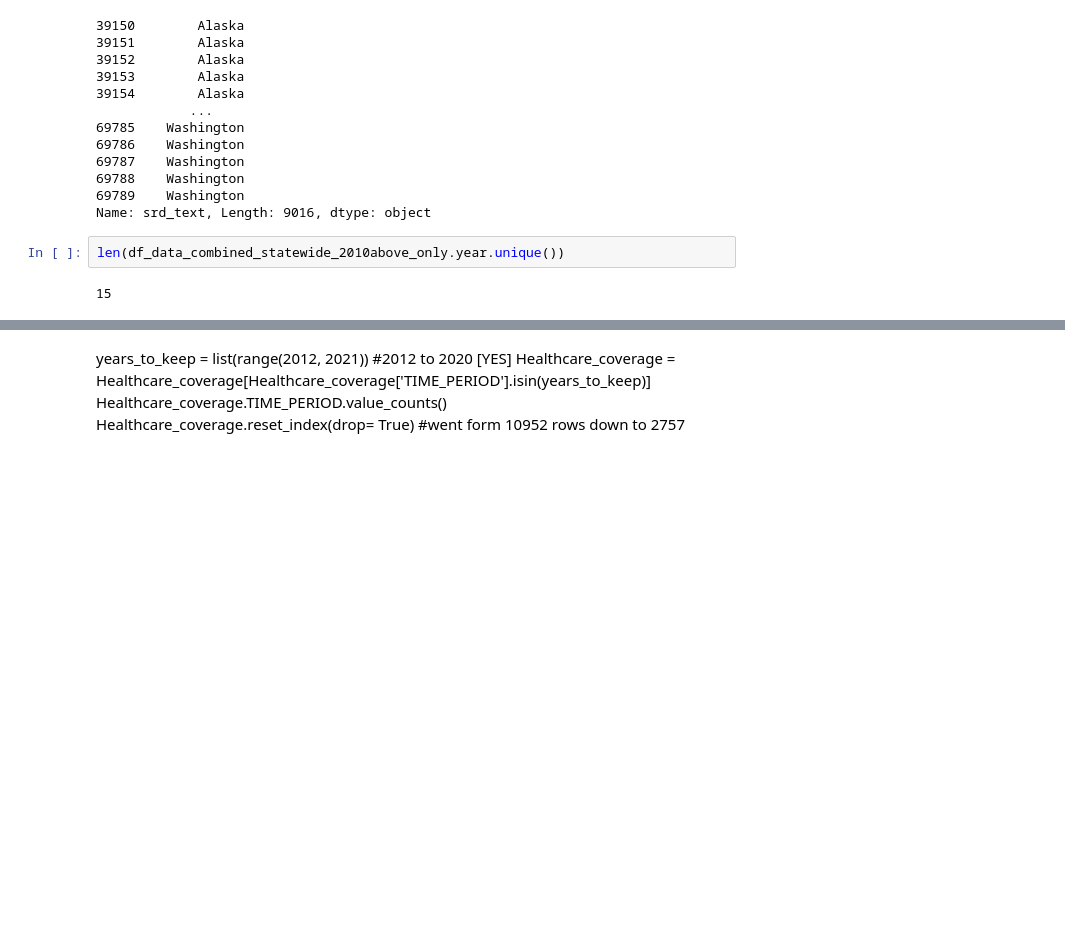
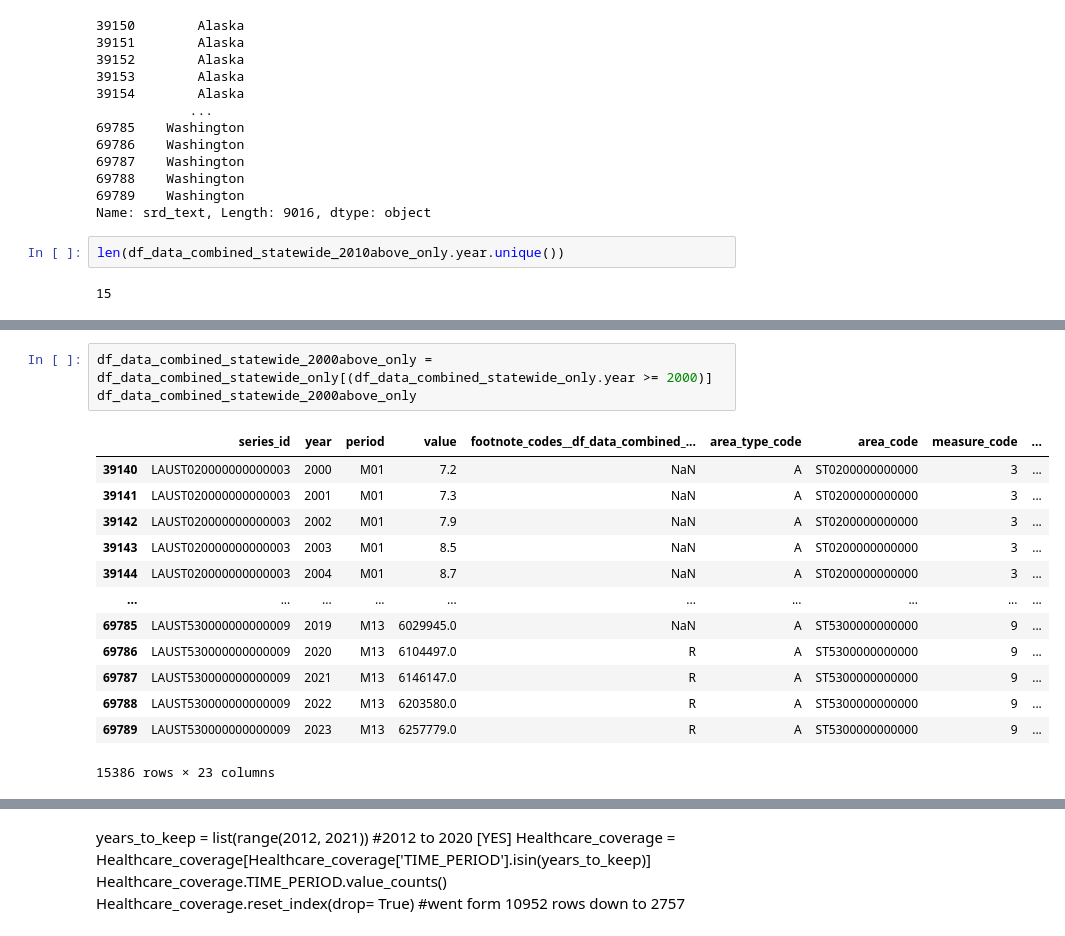
Before and after one commit to Kiirandeep/Capstone, a Jupyter notebook: Script/unemployment_kiran1.ipynb, the cells around one changed output, grey strips where cells are left out. Cells and saved outputs as stored; diff of their text form; blank space fills up the shorter version.

```diff
--- a/Script/unemployment_kiran1.ipynb
+++ b/Script/unemployment_kiran1.ipynb
@@ -780,0 +546,17 @@ df_data_combined_statewide_2010above_only.query('measure_text == "unemployment r
+# %%
+df_data_combined_statewide_2000above_only = df_data_combined_statewide_only[(df_data_combined_statewide_only.year >= 2000)]
+df_data_combined_statewide_2000above_only
+# %% [output]
+|  | series_id | year | period | value | footnote_codes__df_data_combined_... | area_type_code | area_code | measure_code | ... |
+| 39140 | LAUST020000000000003 | 2000 | M01 | 7.2 | NaN | A | ST0200000000000 | 3 | ... |
+| 39141 | LAUST020000000000003 | 2001 | M01 | 7.3 | NaN | A | ST0200000000000 | 3 | ... |
+| 39142 | LAUST020000000000003 | 2002 | M01 | 7.9 | NaN | A | ST0200000000000 | 3 | ... |
+| 39143 | LAUST020000000000003 | 2003 | M01 | 8.5 | NaN | A | ST0200000000000 | 3 | ... |
+| 39144 | LAUST020000000000003 | 2004 | M01 | 8.7 | NaN | A | ST0200000000000 | 3 | ... |
+| ... | ... | ... | ... | ... | ... | ... | ... | ... | ... |
+| 69785 | LAUST530000000000009 | 2019 | M13 | 6029945.0 | NaN | A | ST5300000000000 | 9 | ... |
+| 69786 | LAUST530000000000009 | 2020 | M13 | 6104497.0 | R | A | ST5300000000000 | 9 | ... |
+| 69787 | LAUST530000000000009 | 2021 | M13 | 6146147.0 | R | A | ST5300000000000 | 9 | ... |
+| 69788 | LAUST530000000000009 | 2022 | M13 | 6203580.0 | R | A | ST5300000000000 | 9 | ... |
+| 69789 | LAUST530000000000009 | 2023 | M13 | 6257779.0 | R | A | ST5300000000000 | 9 | ... |
+15386 rows × 23 columns
```
Also changed, not shown: parts of 46 cells of this notebook, 3 other files.
